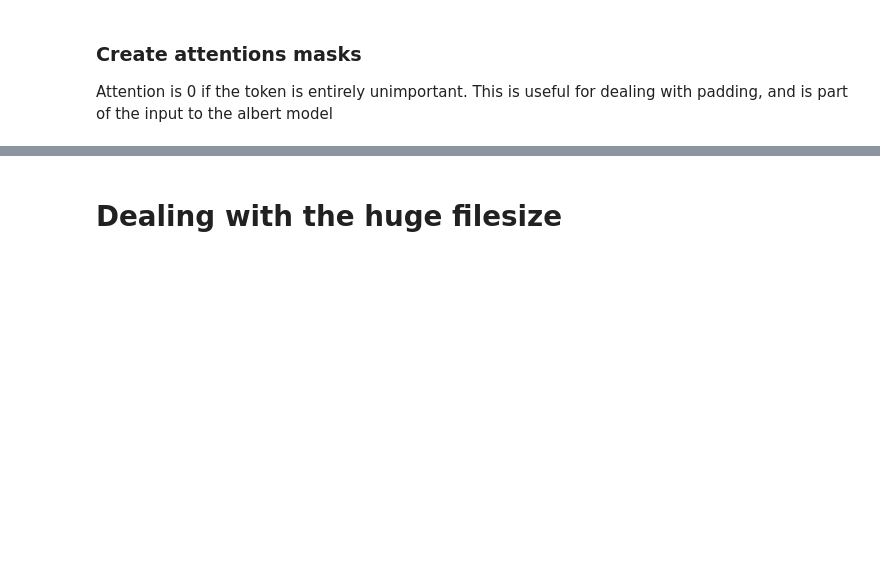
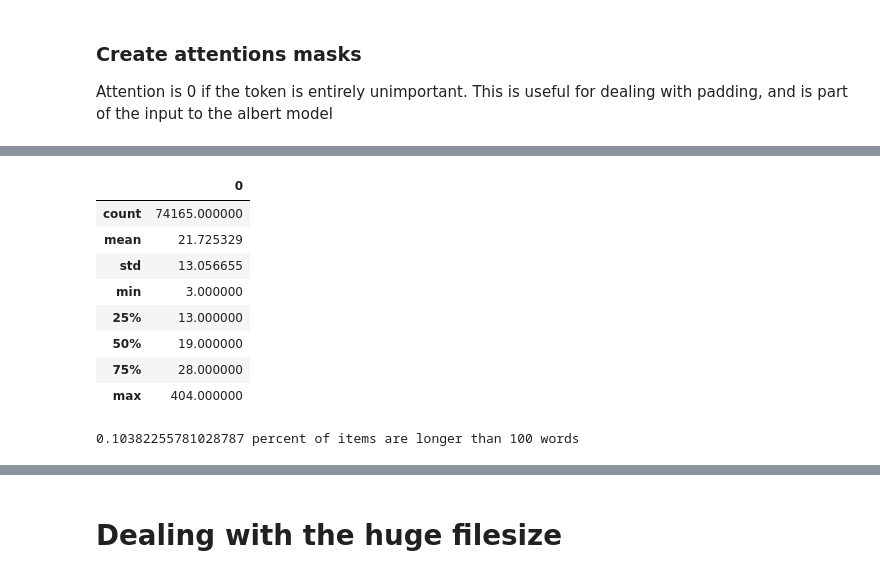
Before and after one commit to laureleo/thesis, a Jupyter notebook: notebooks/Data_Preparation.ipynb, the cells around one changed output, grey strips where cells are left out. Cells and saved outputs as stored; diff of their text form; code cells hidden in the pictures; blank space fills up the shorter version.

```diff
--- a/notebooks/Data_Preparation.ipynb
+++ b/notebooks/Data_Preparation.ipynb
@@ -446,0 +469,17 @@ tokenizer, sentences, labels, attentions = restart()
+# %%
+sentence_lengths.describe()
+# %% [output]
+|  | 0 |
+| count | 74165.000000 |
+| mean | 21.725329 |
+| std | 13.056655 |
+| min | 3.000000 |
+| 25% | 13.000000 |
+| 50% | 19.000000 |
+| 75% | 28.000000 |
+| max | 404.000000 |
+# %%
+attentions[attentions.apply(lambda x: x.sum(), axis = 1) > 100]
+print(f"{77*100/attentions.shape[0]} percent of items are longer than 100 words")
+# %% [output]
+0.10382255781028787 percent of items are longer than 100 words
```
Also changed, not shown: parts of 7 cells of this notebook.
